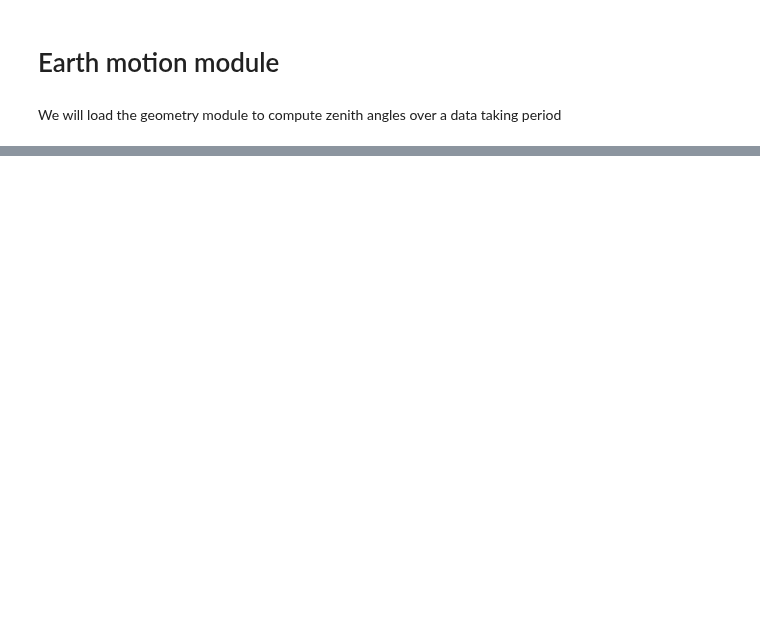
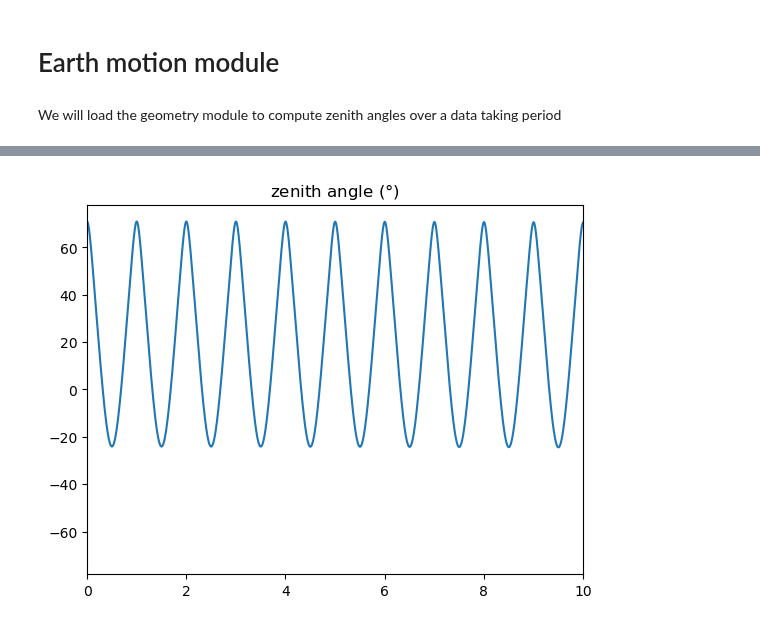
Before and after one commit to SNuDD/SNuDD, a Jupyter notebook: notebooks/earth_motion.ipynb, the cells around one changed output, grey strips where cells are left out. Drawn from its saved outputs; the diff is of its cells as text; code cells hidden in the pictures; blank space fills up the shorter version.

```diff
--- a/notebooks/earth_motion.ipynb
+++ b/notebooks/earth_motion.ipynb
@@ -57,0 +42,17 @@ if True:
+# %%
+# Calculate zenith angles in data taking period
+times, zens = GranSasso.zenith_angles()
+zens *= 180 / np.pi    # convert angles to degrees
+
+
+
+# Plot zenith angle as a function of time
+f = plt.figure()
+# f.set_figheight(15)
+plt.plot(times, zens)
+plt.title(r'zenith angle ($\degree$)')
+plt.xlim(0,10)
+# plt.subplots_adjust(wspace=None, hspace=0.5)
+plt.show()
+# %% [output]
+[figure, added]
```
Also changed, not shown: parts of 1 cell of this notebook, 1 other file.
